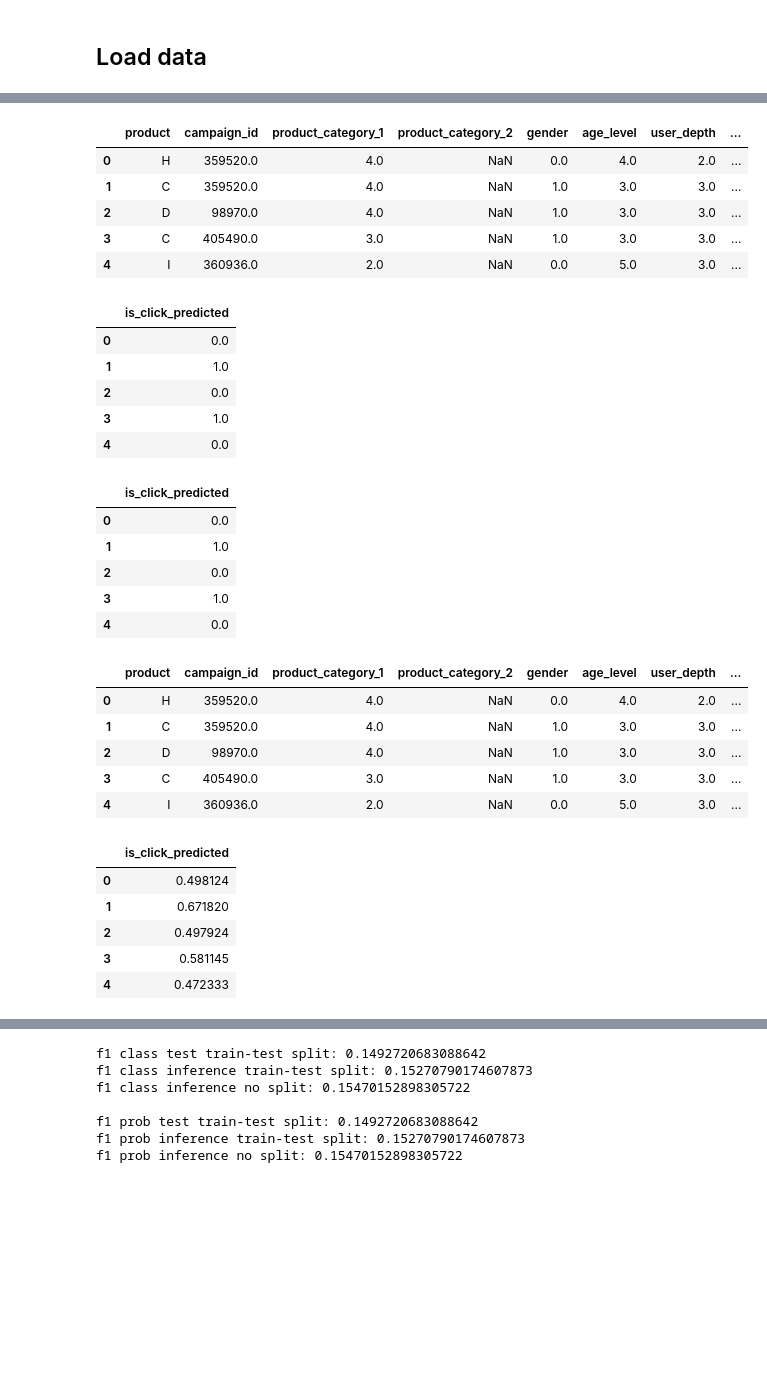
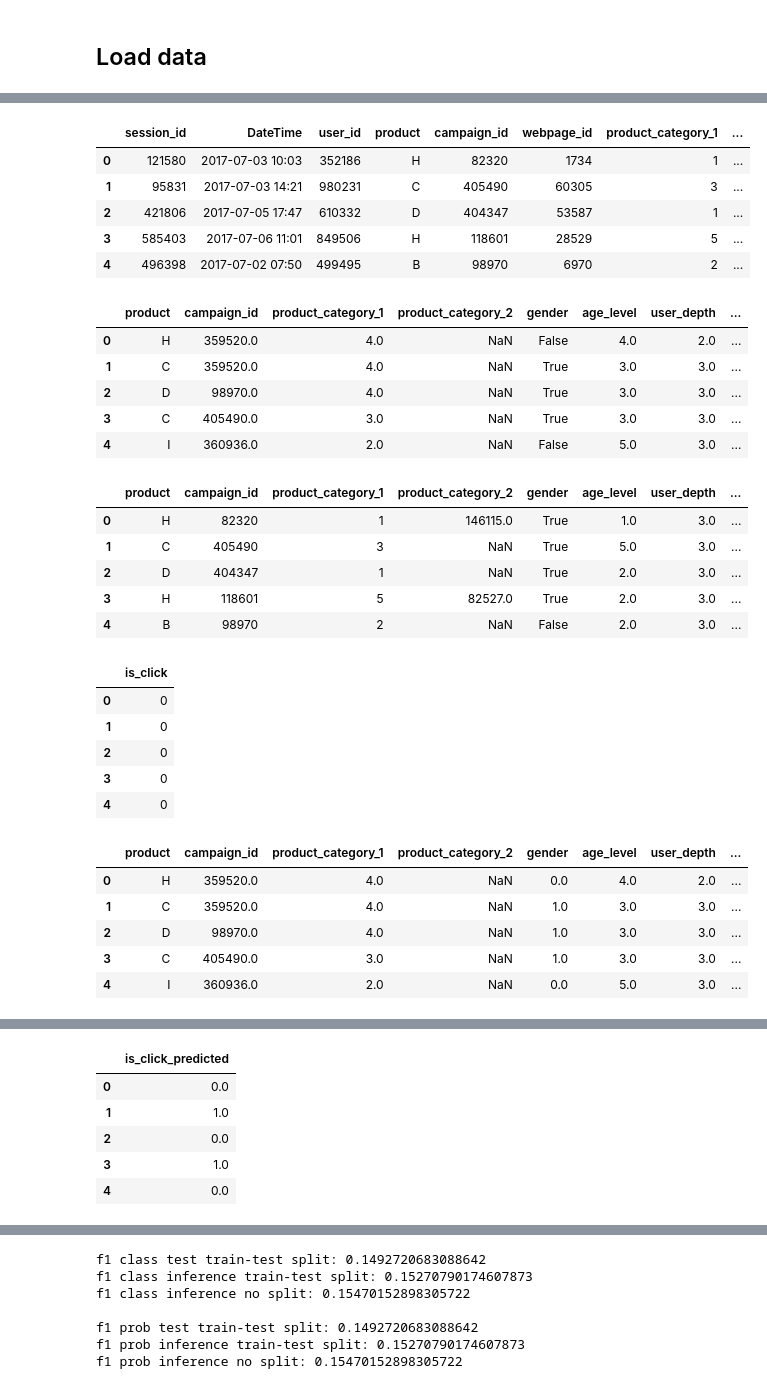
Before and after one commit to OphirTuretz/Y-DATA-Ninjas, a Jupyter notebook: notebooks/error_analysis_ophir.ipynb, the cells around one changed output, grey strips where cells are left out. Drawn from its saved outputs; the diff is of its cells as text; code cells hidden in the pictures; blank space fills up the shorter version.

Commit message:
full run before diving in

```diff
--- a/notebooks/error_analysis_ophir.ipynb
+++ b/notebooks/error_analysis_ophir.ipynb
@@ -14,7 +14,7 @@ RAW_INFR = "X_test_1st.csv"
 GT_INFR = "y_test_1st.csv"
 PP_INFR = "inference.csv"
 
-RAW_TRAIN = "X_test_1st.csv"
+RAW_TRAIN = "train_dataset_full.csv"
 PP_TEST = "test.csv"
 
 CLASS = "class_"
@@ -24,6 +24,17 @@ NO_SPLIT = "no_split_"
 PRED_TEST = "predictions_test.csv"
 PRED_INFR = "predictions_inference.csv"
 
+# raw
+x_r_t = pd.read_csv(RAW_TRAIN)
+x_r_i = pd.read_csv(RAW_INFR)
+display(x_r_t.head())
+display(x_r_i.head())
+
+# preprocessed
+x_pp_t = pd.read_csv(PP_TEST)
+x_pp_i = pd.read_csv(PP_INFR)
+display(x_pp_t.head())
+display(x_pp_i.head())
 
 # Inference
 y_i = pd.read_csv(GT_INFR, names = ["is_click"])
@@ -62,31 +73,31 @@ display(p_ns_p_i.head())
-|  | product | campaign_id | product_category_1 | product_category_2 | gender | age_level | user_depth | ... |
-| 0 | H | 359520.0 | 4.0 | NaN | 0.0 | 4.0 | 2.0 | ... |
-| 1 | C | 359520.0 | 4.0 | NaN | 1.0 | 3.0 | 3.0 | ... |
-| 2 | D | 98970.0 | 4.0 | NaN | 1.0 | 3.0 | 3.0 | ... |
-| 3 | C | 405490.0 | 3.0 | NaN | 1.0 | 3.0 | 3.0 | ... |
-| 4 | I | 360936.0 | 2.0 | NaN | 0.0 | 5.0 | 3.0 | ... |
+|  | session_id | DateTime | user_id | product | campaign_id | webpage_id | product_category_1 | ... |
+| 0 | 121580 | 2017-07-03 10:03 | 352186 | H | 82320 | 1734 | 1 | ... |
+| 1 | 95831 | 2017-07-03 14:21 | 980231 | C | 405490 | 60305 | 3 | ... |
+| 2 | 421806 | 2017-07-05 17:47 | 610332 | D | 404347 | 53587 | 1 | ... |
+| 3 | 585403 | 2017-07-06 11:01 | 849506 | H | 118601 | 28529 | 5 | ... |
+| 4 | 496398 | 2017-07-02 07:50 | 499495 | B | 98970 | 6970 | 2 | ... |
-|  | is_click_predicted |
-| 0 | 0.0 |
-| 1 | 1.0 |
-| 2 | 0.0 |
-| 3 | 1.0 |
-| 4 | 0.0 |
+|  | product | campaign_id | product_category_1 | product_category_2 | gender | age_level | user_depth | ... |
+| 0 | H | 359520.0 | 4.0 | NaN | False | 4.0 | 2.0 | ... |
+| 1 | C | 359520.0 | 4.0 | NaN | True | 3.0 | 3.0 | ... |
+| 2 | D | 98970.0 | 4.0 | NaN | True | 3.0 | 3.0 | ... |
+| 3 | C | 405490.0 | 3.0 | NaN | True | 3.0 | 3.0 | ... |
+| 4 | I | 360936.0 | 2.0 | NaN | False | 5.0 | 3.0 | ... |
-|  | is_click_predicted |
-| 0 | 0.0 |
-| 1 | 1.0 |
-| 2 | 0.0 |
-| 3 | 1.0 |
-| 4 | 0.0 |
+|  | product | campaign_id | product_category_1 | product_category_2 | gender | age_level | user_depth | ... |
+| 0 | H | 82320 | 1 | 146115.0 | True | 1.0 | 3.0 | ... |
+| 1 | C | 405490 | 3 | NaN | True | 5.0 | 3.0 | ... |
+| 2 | D | 404347 | 1 | NaN | True | 2.0 | 3.0 | ... |
+| 3 | H | 118601 | 5 | 82527.0 | True | 2.0 | 3.0 | ... |
+| 4 | B | 98970 | 2 | NaN | False | 2.0 | 3.0 | ... |
-|  | product | campaign_id | product_category_1 | product_category_2 | gender | age_level | user_depth | ... |
-| 0 | H | 359520.0 | 4.0 | NaN | 0.0 | 4.0 | 2.0 | ... |
-| 1 | C | 359520.0 | 4.0 | NaN | 1.0 | 3.0 | 3.0 | ... |
-| 2 | D | 98970.0 | 4.0 | NaN | 1.0 | 3.0 | 3.0 | ... |
-| 3 | C | 405490.0 | 3.0 | NaN | 1.0 | 3.0 | 3.0 | ... |
-| 4 | I | 360936.0 | 2.0 | NaN | 0.0 | 5.0 | 3.0 | ... |
+|  | is_click |
+| 0 | 0 |
+| 1 | 0 |
+| 2 | 0 |
+| 3 | 0 |
+| 4 | 0 |
-|  | is_click_predicted |
-| 0 | 0.498124 |
-| 1 | 0.671820 |
-| 2 | 0.497924 |
-| 3 | 0.581145 |
-| 4 | 0.472333 |
+|  | product | campaign_id | product_category_1 | product_category_2 | gender | age_level | user_depth | ... |
+| 0 | H | 359520.0 | 4.0 | NaN | 0.0 | 4.0 | 2.0 | ... |
+| 1 | C | 359520.0 | 4.0 | NaN | 1.0 | 3.0 | 3.0 | ... |
+| 2 | D | 98970.0 | 4.0 | NaN | 1.0 | 3.0 | 3.0 | ... |
+| 3 | C | 405490.0 | 3.0 | NaN | 1.0 | 3.0 | 3.0 | ... |
+| 4 | I | 360936.0 | 2.0 | NaN | 0.0 | 5.0 | 3.0 | ... |
 |  | is_click_predicted |
@@ -97,0 +109,6 @@ display(p_ns_p_i.head())
+|  | is_click_predicted |
+| 0 | 0.0 |
+| 1 | 1.0 |
+| 2 | 0.0 |
+| 3 | 1.0 |
+| 4 | 0.0 |
```
Also changed, not shown: parts of 1 cell of this notebook.
